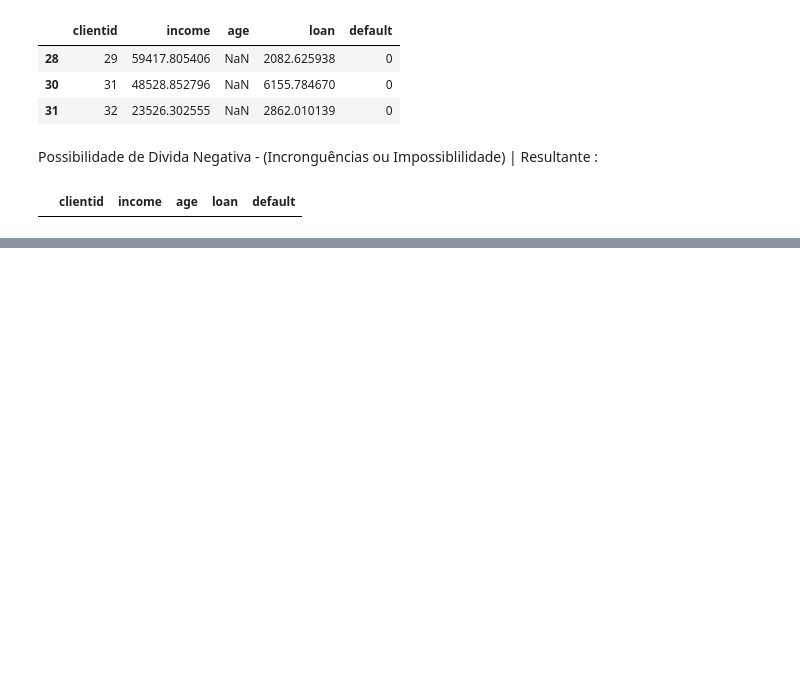
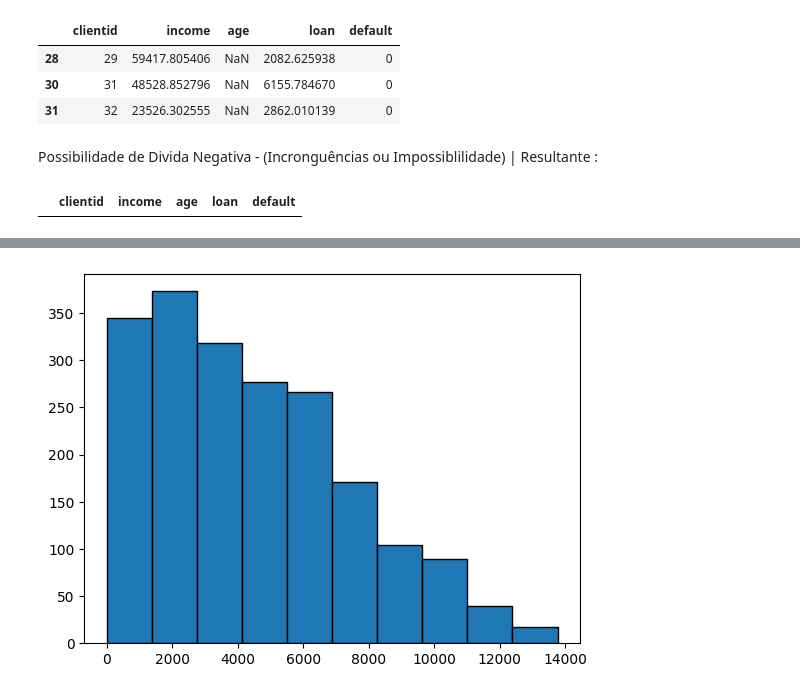
Before and after one commit to Pedro4Albuquerque/am-t4-s1a2026t2, a Jupyter notebook: aula0704_amt4.ipynb, the cells around one changed output, grey strips where cells are left out. Saved outputs shown, nothing was run; the diff lists cells and outputs as text; code cells hidden in the pictures; blank space fills up the shorter version.

```diff
--- a/aula0704_amt4.ipynb
+++ b/aula0704_amt4.ipynb
@@ -94,0 +116,4 @@ base_credit.loc[base_credit['loan'] < 0]
+# %%
+plt.hist(x=base_credit['loan'], edgecolor='black');
+# %% [output]
+[figure, added]
```
Also changed, not shown: parts of 11 cells of this notebook.
